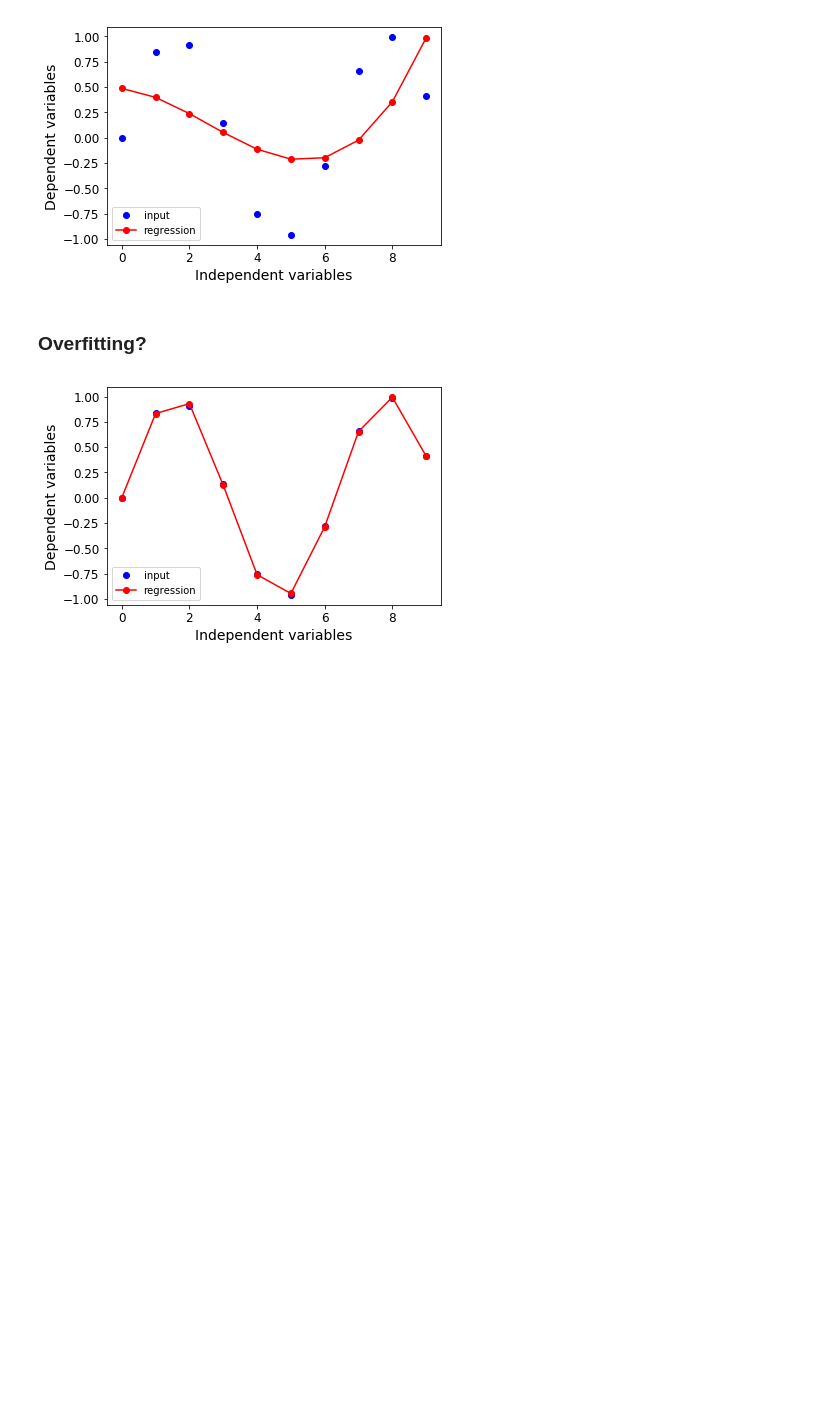
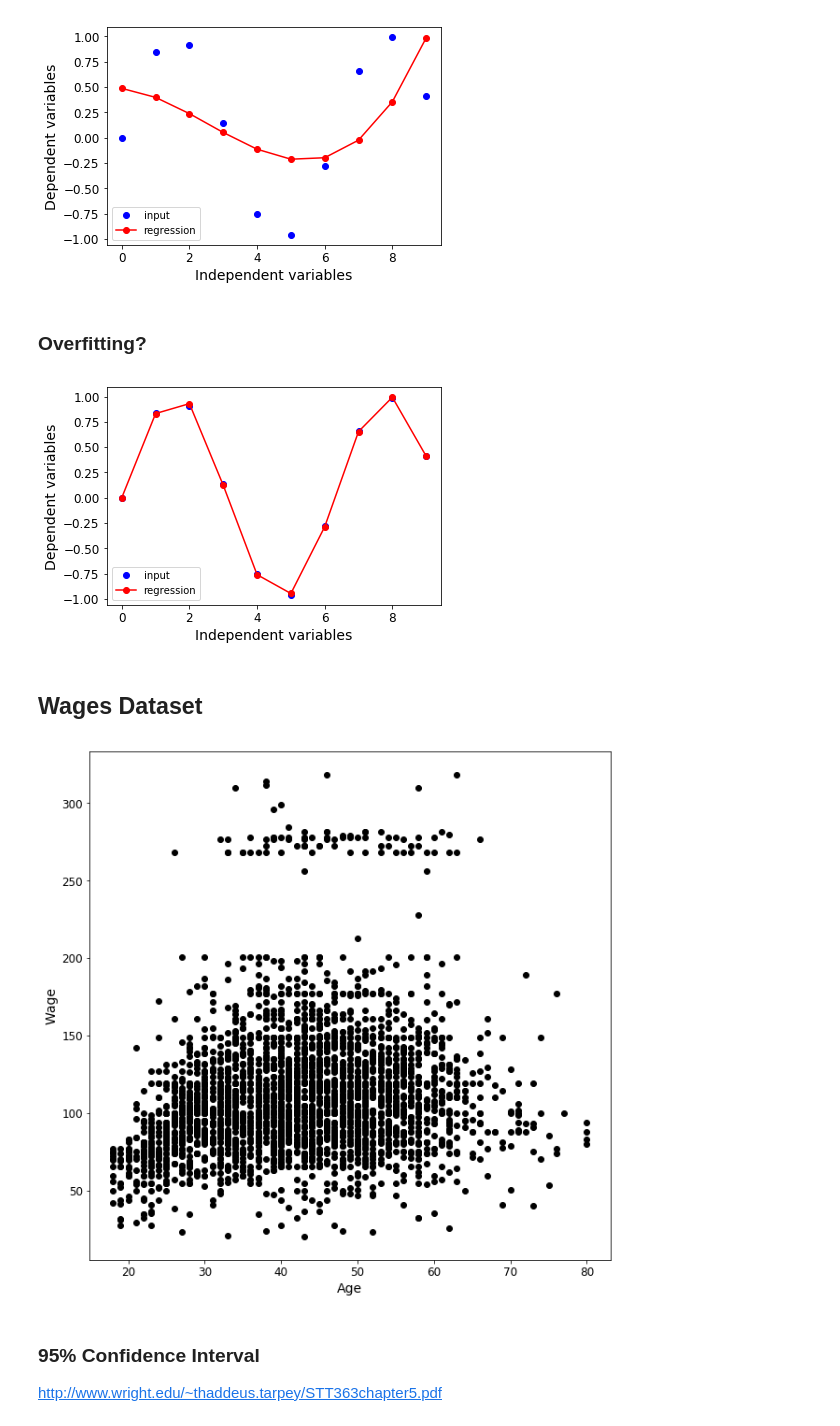
Before and after one commit to martinkersner/regression-meetup, a Jupyter notebook: PolynomialRegression.ipynb, the cells around one changed output. Saved outputs shown, nothing was run; the diff lists cells and outputs as text; code cells hidden in the pictures; blank space fills up the shorter version.

Commit message:
example of polynomial regression on wages dataset

```diff
--- a/PolynomialRegression.ipynb
+++ b/PolynomialRegression.ipynb
@@ -248,3 +251,5 @@ ŷ = ols.predict(X)
 plot_predictions(X[:,1], y, ŷ)
 # %% [output]
 [figure]
+# %% [markdown]
+## Wages Dataset
@@ -250,0 +260,19 @@ plot_predictions(X[:,1], y, ŷ)
+# %%
+# Get dataset
+wages_dataset = "https://raw.githubusercontent.com/vincentarelbundock/Rdatasets/master/csv/ISLR/Wage.csv"
+wages_dataset_path = Path("datasets/Wage.csv")
+if not Path(wages_dataset_path).exists():
+    os.makedirs(wages_dataset_path.parent)
+    urllib.request.urlretrieve(wages_dataset, wages_dataset_path)
+# %%
+df = pd.read_csv(wages_dataset_path)
+df_age_wage = df[["age", "wage"]]
+# %%
+fig = plt.figure(figsize=(10,10))
+ax = fig.add_subplot(111)
+ax.plot(df_age_wage["age"], df_age_wage["wage"], color='k', linestyle="", marker="o")
+plt.ylabel('Wage')
+plt.xlabel('Age')
+plt.show()
+# %% [output]
+[figure, added]
@@ -250,0 +288,4 @@ plot_predictions(X[:,1], y, ŷ)
+# %% [markdown]
+### 95% Confidence Interval
+
+http://www.wright.edu/~thaddeus.tarpey/STT363chapter5.pdf
```
Also changed, not shown: parts of 8 cells of this notebook, 1 other file.
